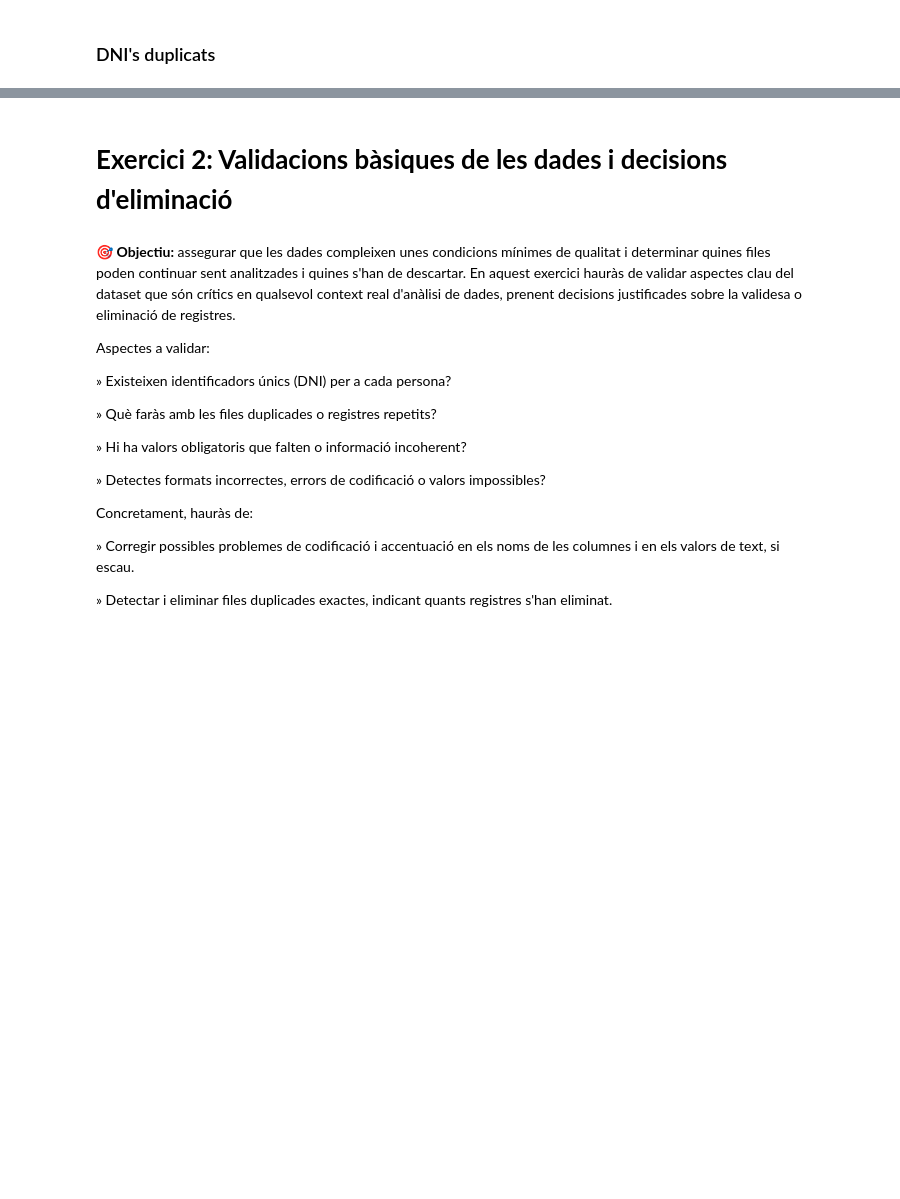
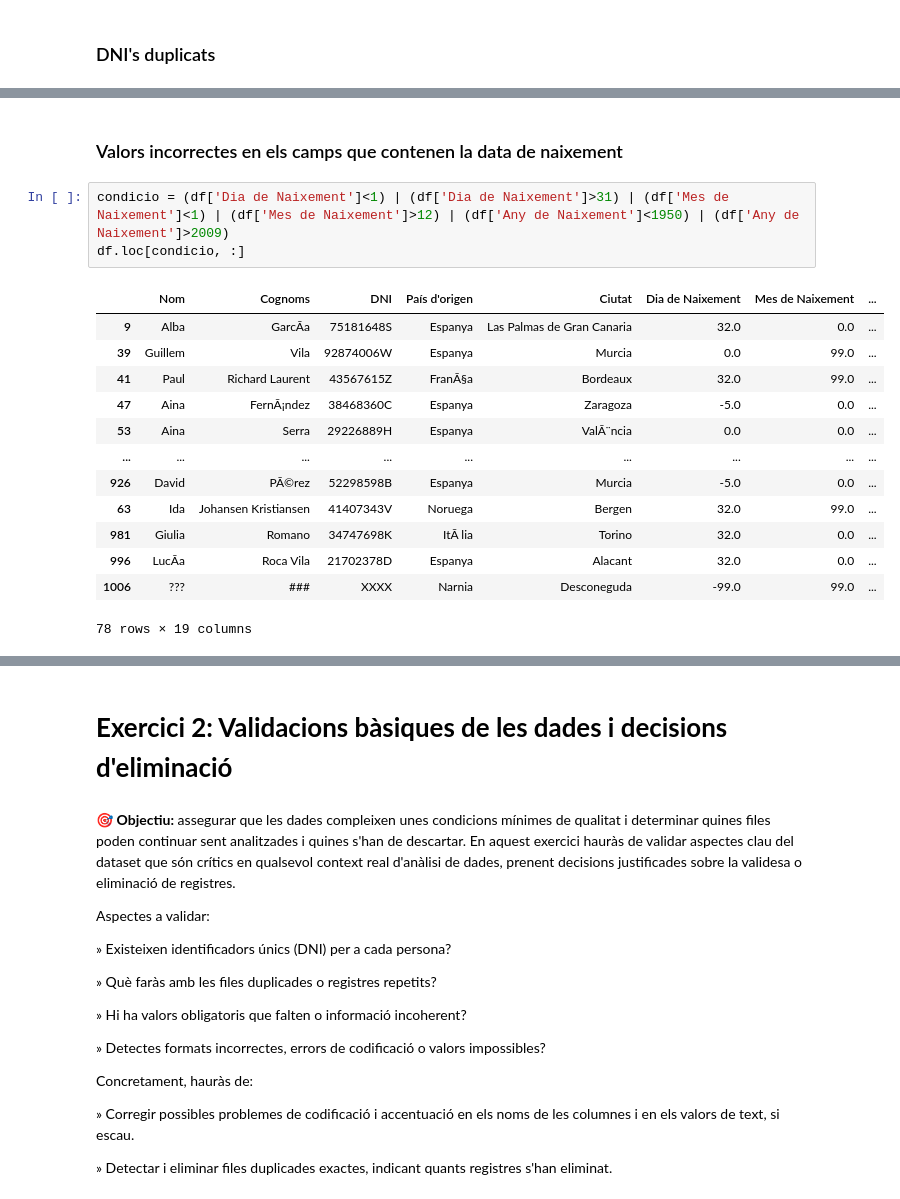
Before and after one commit to roser740/Data-Analytics, a Jupyter notebook: TASQUES S8/TS8_01_roser_carrera.ipynb, the cells around one changed output, grey strips where cells are left out. Cells and saved outputs as stored; diff of their text form; blank space fills up the shorter version.

```diff
--- a/TASQUES S8/TS8_01_roser_carrera.ipynb
+++ b/TASQUES S8/TS8_01_roser_carrera.ipynb
@@ -184,0 +224,19 @@ DNI's duplicats
+# %% [markdown]
+### Valors incorrectes en els camps que contenen la data de naixement
+# %%
+condicio = (df['Dia de Naixement']<1) | (df['Dia de Naixement']>31) | (df['Mes de Naixement']<1) | (df['Mes de Naixement']>12) | (df['Any de Naixement']<1950) | (df['Any de Naixement']>2009)
+df.loc[condicio, :]
+# %% [output]
+|  | Nom | Cognoms | DNI | País d'origen | Ciutat | Dia de Naixement | Mes de Naixement | ... |
+| 9 | Alba | GarcÃ­a | 75181648S | Espanya | Las Palmas de Gran Canaria | 32.0 | 0.0 | ... |
+| 39 | Guillem | Vila | 92874006W | Espanya | Murcia | 0.0 | 99.0 | ... |
+| 41 | Paul | Richard Laurent | 43567615Z | FranÃ§a | Bordeaux | 32.0 | 99.0 | ... |
+| 47 | Aina | FernÃ¡ndez | 38468360C | Espanya | Zaragoza | -5.0 | 0.0 | ... |
+| 53 | Aina | Serra | 29226889H | Espanya | ValÃ¨ncia | 0.0 | 0.0 | ... |
+| ... | ... | ... | ... | ... | ... | ... | ... | ... |
+| 926 | David | PÃ©rez | 52298598B | Espanya | Murcia | -5.0 | 0.0 | ... |
+| 63 | Ida | Johansen Kristiansen | 41407343V | Noruega | Bergen | 32.0 | 99.0 | ... |
+| 981 | Giulia | Romano | 34747698K | ItÃ lia | Torino | 32.0 | 0.0 | ... |
+| 996 | LucÃ­a | Roca Vila | 21702378D | Espanya | Alacant | 32.0 | 0.0 | ... |
+| 1006 | ??? | ### | XXXX | Narnia | Desconeguda | -99.0 | 99.0 | ... |
+78 rows × 19 columns
```
Also changed, not shown: parts of 21 cells of this notebook.
